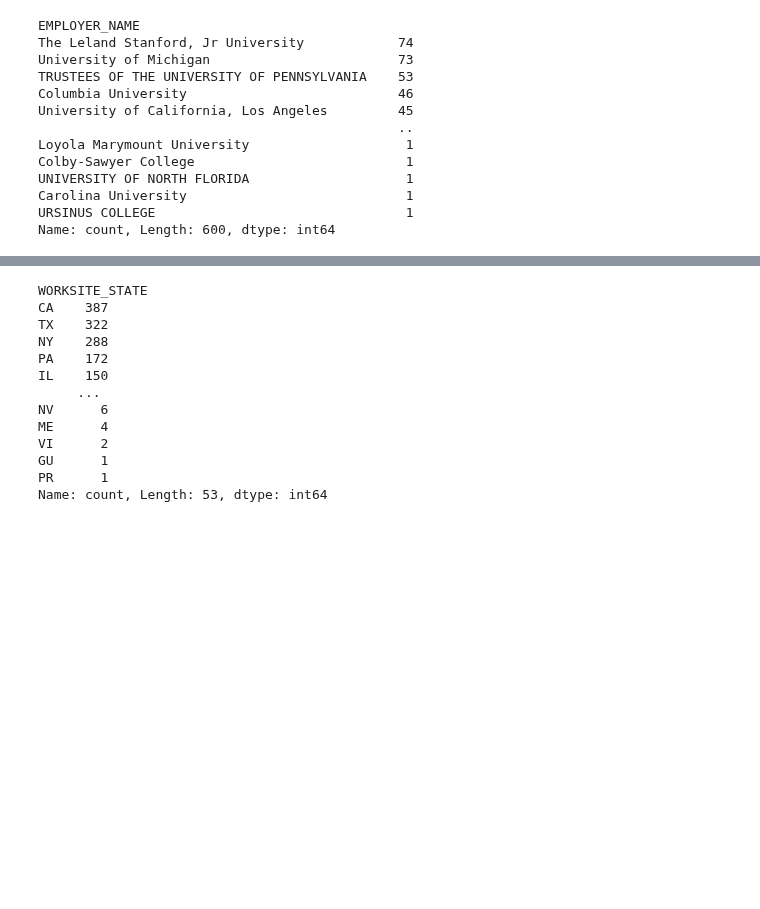
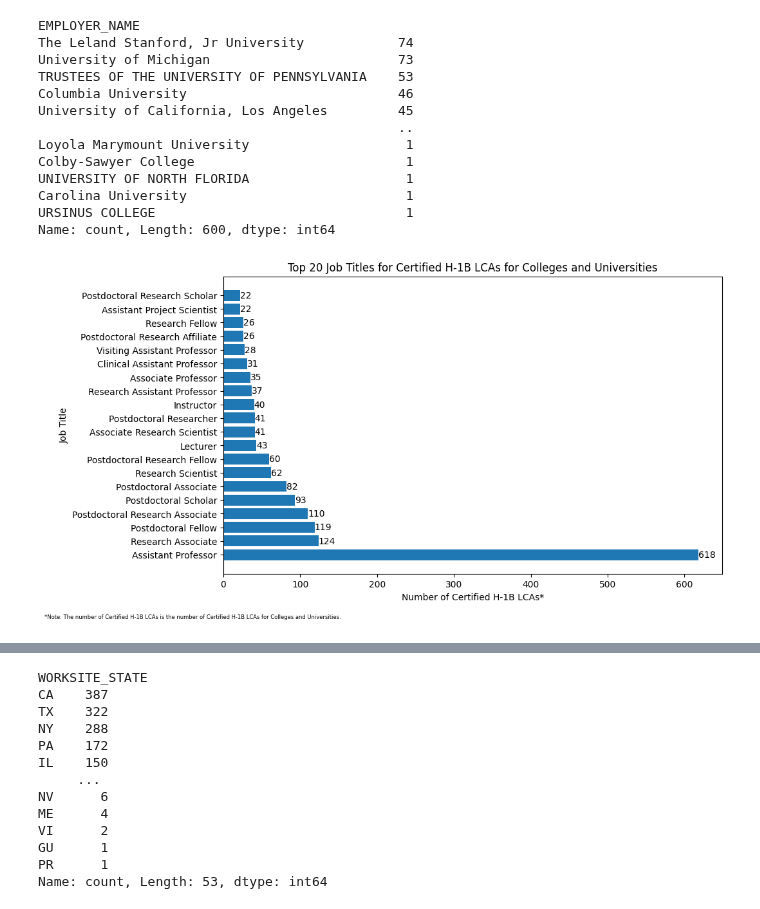
Before and after one commit to Tinashe-04/CareerPalz, a Jupyter notebook: LCA_Disclosure_Data_FY2023_Q4.ipynb, the cells around one changed output, grey strips where cells are left out. Saved outputs shown, nothing was run; the diff lists cells and outputs as text; code cells hidden in the pictures; blank space fills up the shorter version.

```diff
--- a/LCA_Disclosure_Data_FY2023_Q4.ipynb
+++ b/LCA_Disclosure_Data_FY2023_Q4.ipynb
@@ -465,3 +467,15 @@ UNIVERSITY OF NORTH FLORIDA                    1
 Carolina University                            1
 URSINUS COLLEGE                                1
 Name: count, Length: 600, dtype: int64
+# %%
+fig, ax = plt.subplots(figsize=(10, 6))
+ax.barh(colleges_and_universities['JOB_TITLE'].value_counts()[0:20].index, colleges_and_universities['JOB_TITLE'].value_counts()[0:20].values);
+ax.bar_label(ax.containers[0]);
+ax.title.set_text('Top 20 Job Titles for Certified H-1B LCAs for Colleges and Universities');
+ax.set_ylabel('Job Title');
+# ax.set_xlabel(f'Number of Certified H-1B LCAs out of {colleges_and_universities.shape[0]:,} certified H-1B LCAs');
+ax.set_xlabel(f'Number of Certified H-1B LCAs*');
+ax.annotate(text=f'*Note: The number of Certified H-1B LCAs is the number of Certified H-1B LCAs for Colleges and Universities.', xy=(0,0), xytext=(-200,-50), fontsize=6,
+             xycoords='axes fraction', textcoords='offset points');
+# %% [output]
+[figure, added]
```
Also changed, not shown: parts of 18 cells of this notebook.
